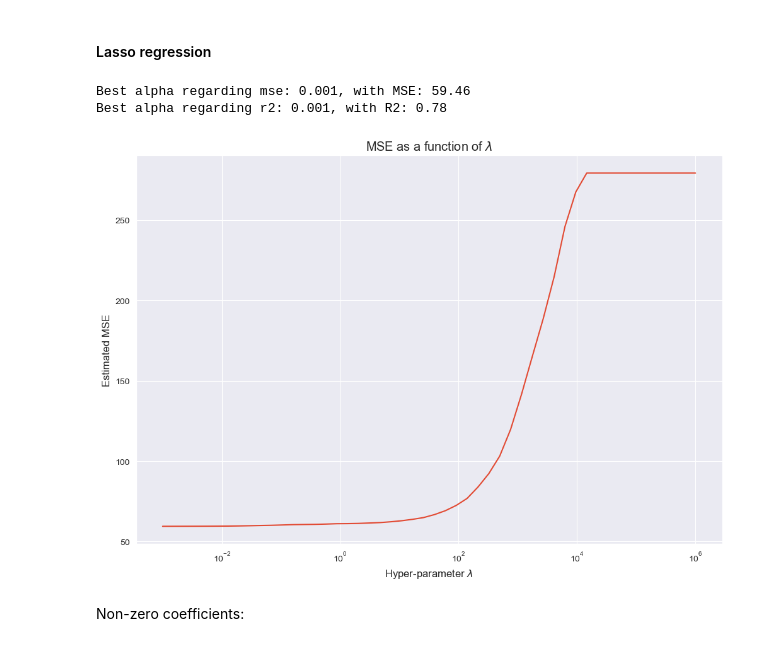
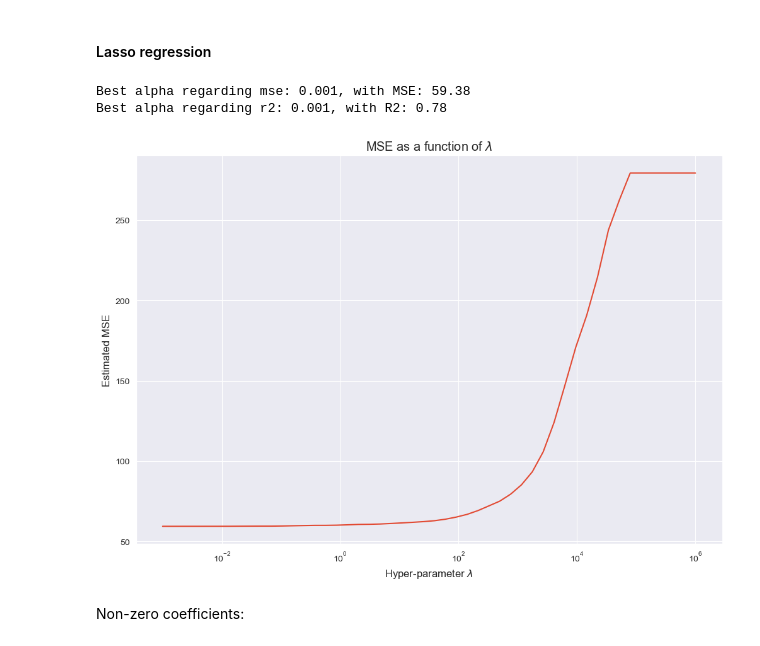
Before and after one commit to ErikTheViking92/Code, a Jupyter notebook: Concrete strength_08.06.ipynb, the cells around one changed output. Drawn from its saved outputs; the diff is of its cells as text; code cells hidden in the pictures.

```diff
--- a/Concrete strength_08.06.ipynb
+++ b/Concrete strength_08.06.ipynb
@@ -607,10 +609,10 @@ plt.show()
 # Define the pipeline with GridSearchCV
 lassomodel = make_pipeline(
     StandardScaler(),
-    PolynomialFeatures(degree=2),
+    PolynomialFeatures(degree=2, interaction_only=False, include_bias=False),
     GridSearchCV(
-        estimator = Lasso(max_iter = 10000, tol = 0.05),
-        param_grid={'alpha': np.logspace(-3, 2, 50)},
+        estimator = Lasso(max_iter = 10000, tol = 1e-4),
+        param_grid={'alpha': np.logspace(-3, 1.5, 50)},
         scoring=scoring,
         refit='neg_mean_squared_error',
         cv=kf
@@ -622,36 +624,35 @@ lassomodel.fit(X, y)
 #print(lassomodel[2].cv_results_)
 
 # Extract CV results
 grid = lassomodel.named_steps['gridsearchcv']
 lassolambdas = [p['alpha'] for p in grid.cv_results_['params']]
 mses_lasso = [-score for score in grid.cv_results_['mean_test_neg_mean_squared_error']]  # convert from negative MSE
 r2_lasso = grid.cv_results_['mean_test_r2']
 
 # Get best values
 best_lassomodel = grid.best_estimator_
 best_lassomse = min(mses_lasso)
 best_lassor2 = max(r2_lasso)
 
 best_lambda_mse_lasso = lassolambdas[np.argmin(mses_lasso)]
 best_lambda_r2_lasso = lassolambdas[np.argmax(r2_lasso)]
 
 print(f"Best alpha regarding mse: {best_lambda_mse_lasso:.3f}, with MSE: {best_lassomse:.2f}")
 print(f"Best alpha regarding r2: {best_lambda_r2_lasso:.3f}, with R2: {best_lassor2:.2f}")
 
 # plot the results
 fig, ax = plt.subplots(figsize = (12, 8))
 ax.plot(lambdas, mses_lasso)
 ax.set_xscale('log')
 ax.set_title(r"MSE as a function of $\lambda$")
 ax.set_xlabel(r"Hyper-parameter $\lambda$")
 ax.set_ylabel("Estimated MSE");
 
-# Optional: return or use model
 plt.show()
 # %% [output]
-Best alpha regarding mse: 0.001, with MSE: 59.46
+Best alpha regarding mse: 0.001, with MSE: 59.38
 Best alpha regarding r2: 0.001, with R2: 0.78
-[figure, old version]
+[figure, new version]
 # %% [markdown]
 Non-zero coefficients:
 # %%
```
Also changed, not shown: parts of 12 cells of this notebook.
